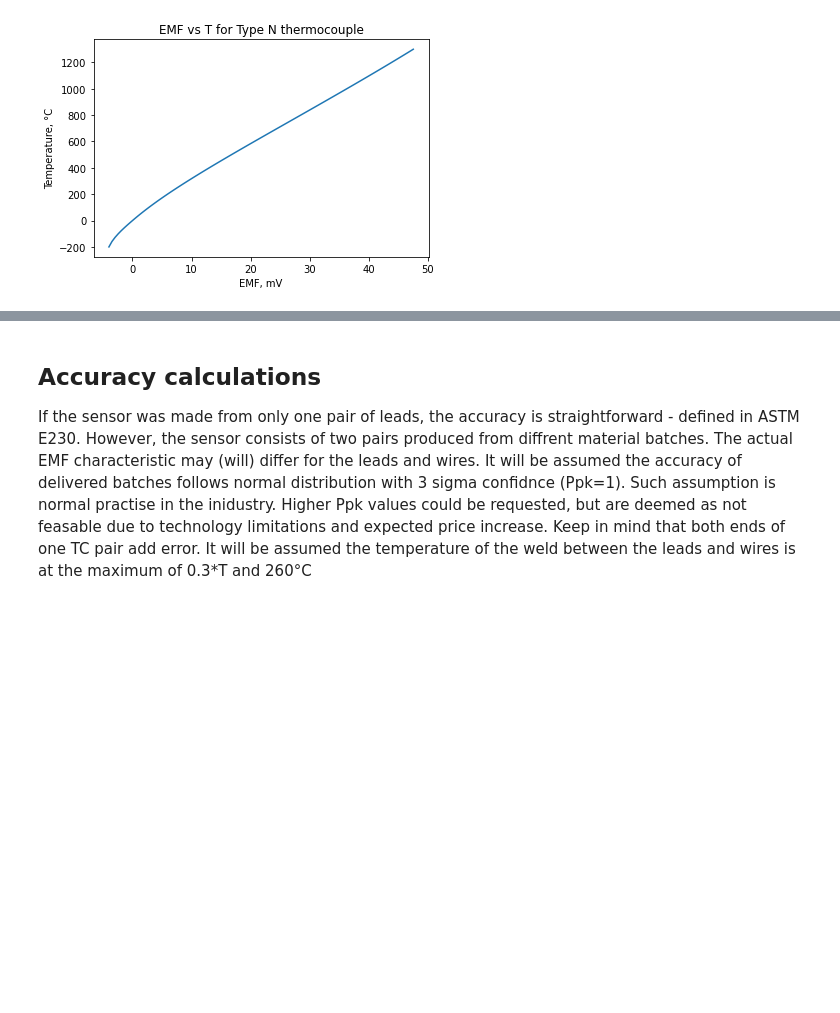
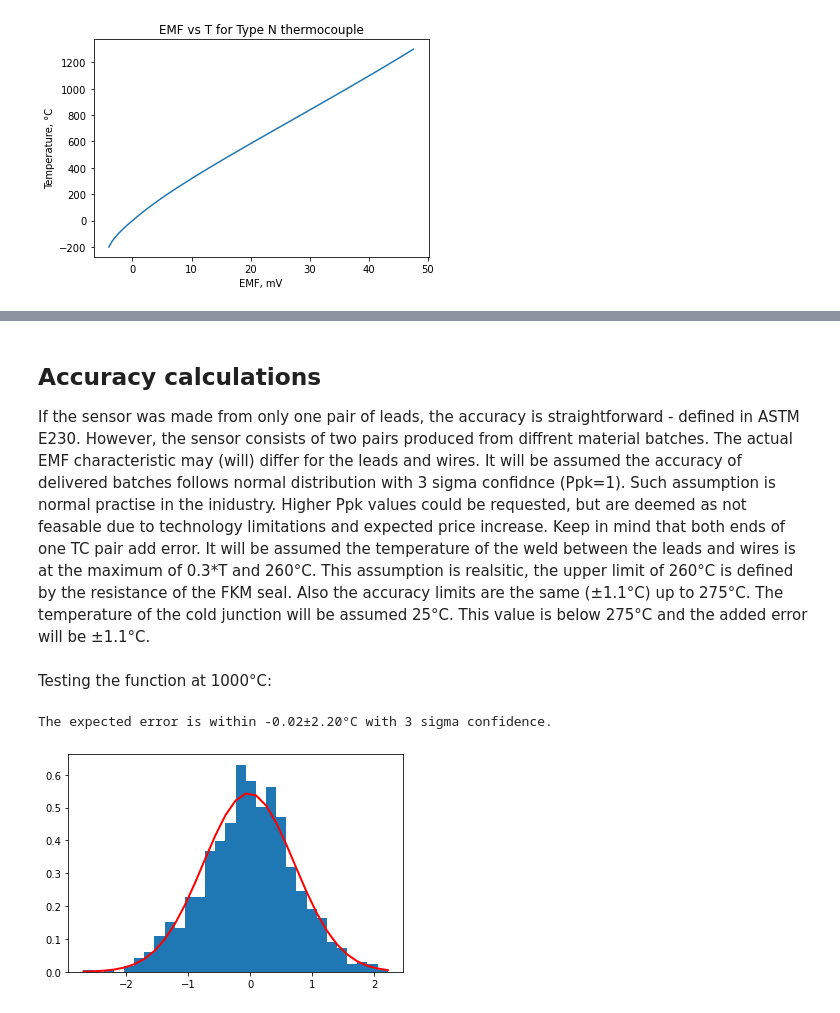
Before and after one commit to Chehlarov/Math-for-devs, a Jupyter notebook: 99 - TC project/N-type thermocouple accuracy calculation using Monte Carlo.ipynb, the cells around one changed output, grey strips where cells are left out. Drawn from its saved outputs; the diff is of its cells as text; code cells hidden in the pictures; blank space fills up the shorter version.

```diff
--- a/99 - TC project/N-type thermocouple accuracy calculation using Monte Carlo.ipynb
+++ b/99 - TC project/N-type thermocouple accuracy calculation using Monte Carlo.ipynb
@@ -108,4 +127,5 @@ Steps to calculate the hot junction temperature:
 ## Accuracy calculations
 If the sensor was made from only one pair of leads, the accuracy is straightforward - defined in ASTM E230. However, the sensor consists of two pairs produced from diffrent material batches. The actual EMF characteristic may (will) differ for the leads and wires. It will be assumed the accuracy of delivered batches follows normal distribution with 3 sigma confidnce (Ppk=1). Such assumption is normal practise in the inidustry. Higher Ppk values could be requested, but are deemed as not feasable due to technology limitations and expected price increase.
 Keep in mind that both ends of one TC pair add error.
-It will be assumed the temperature of the weld between the leads and wires is at the maximum of 0.3*T and 260°C
+It will be assumed the temperature of the weld between the leads and wires is at the maximum of 0.3*T and 260°C. This assumption is realsitic, the upper limit of 260°C is defined by the resistance of the FKM seal. Also the accuracy limits are the same (±1.1°C) up to 275°C.
+The temperature of the cold junction will be assumed 25°C. This value is below 275°C and the added error will be ±1.1°C.
@@ -116,0 +132,34 @@ def generate_monte_carlo(t):
+# %%
+def error_monte_carlo(t):
+    NUMBER_OF_COMBOS = 1000
+    trh = np.maximum(0.3*t, 260)
+    t_cold_junction = 20
+    errors = []
+    for _ in range(NUMBER_OF_COMBOS):
+        v_leads = emf_typeN(np.random.default_rng().normal(loc=t, scale=leads_accuracy(t) / 3)) - \
+                  emf_typeN(np.random.default_rng().normal(loc=trh, scale=leads_accuracy(trh) / 3))
+        v_wires = emf_typeN(np.random.default_rng().normal(loc=trh, scale=wires_accuracy(trh) / 3)) - \
+                  emf_typeN(np.random.default_rng().normal(loc=t_cold_junction, scale=wires_accuracy(t_cold_junction) / 3))
+        v_cold_junction = v_leads + v_wires
+        # we are assuming the electronics adds no error; below is the calcualtion done by the electronics
+        v_cold_junction_ref = emf_typeN(t_cold_junction)
+        t_calculated = temperature_typeN(v_cold_junction + v_cold_junction_ref)
+        errors.append(t_calculated - t)
+    return errors
+
+def range_of_error_monte_carlo(t):
+    errors = error_monte_carlo(t)
+    return np.mean(errors), np.std(errors)
+# %% [markdown]
+Testing the function at 1000°C:
+# %%
+errors = error_monte_carlo(200)
+sigma = np.std(errors)
+mu = np.mean(errors)
+print(f"The expected error is within {mu:.2f}±{3*sigma:.2f}°C with 3 sigma confidence.")
+count, bins, ignored = plt.hist(errors, 30, density=True)
+plt.plot(bins, 1/(sigma * np.sqrt(2 * np.pi)) * np.exp( - (bins - mu)**2 / (2 * sigma**2) ), linewidth=2, color='r')
+plt.show()
+# %% [output]
+The expected error is within -0.02±2.20°C with 3 sigma confidence.
+[figure, added]
```
Also changed, not shown: parts of 4 cells of this notebook.
